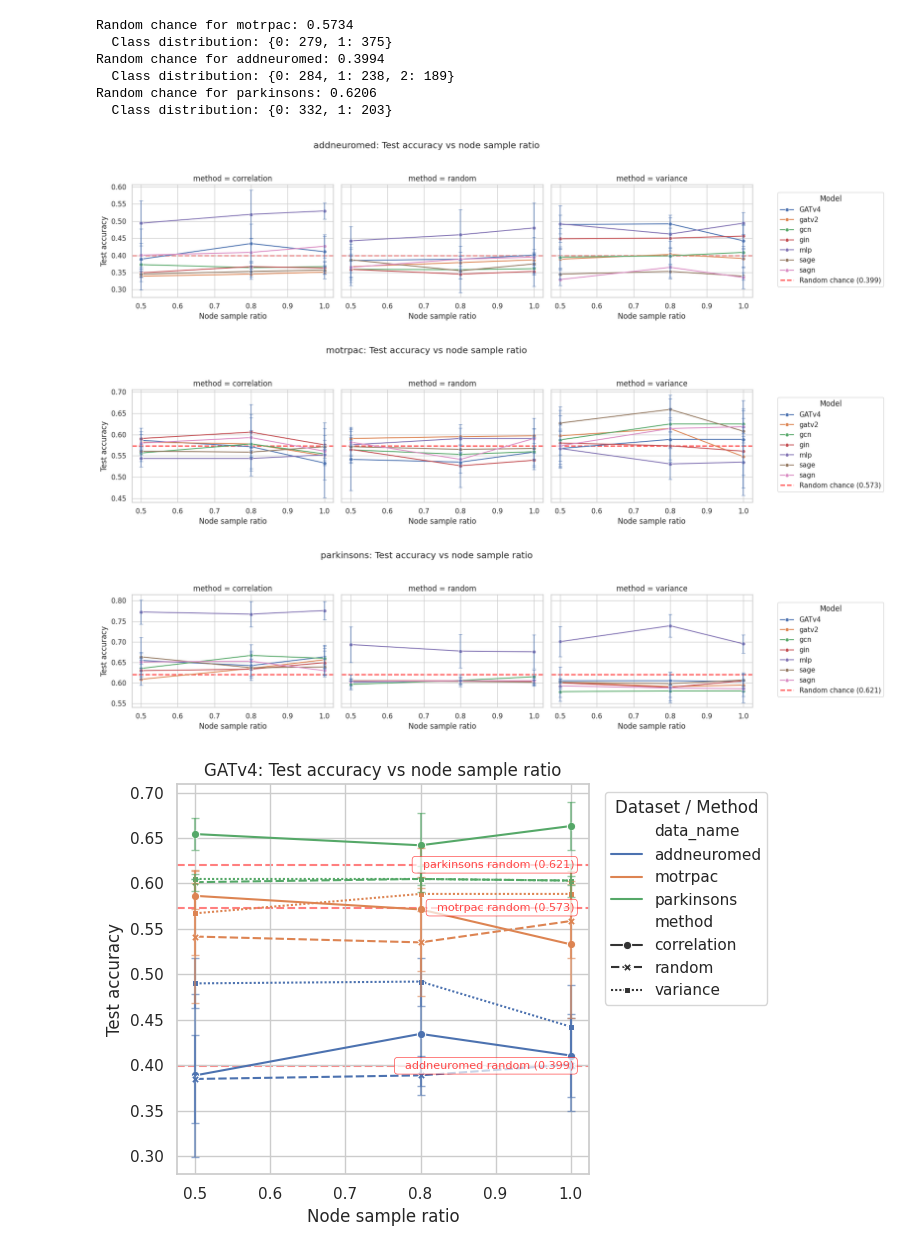
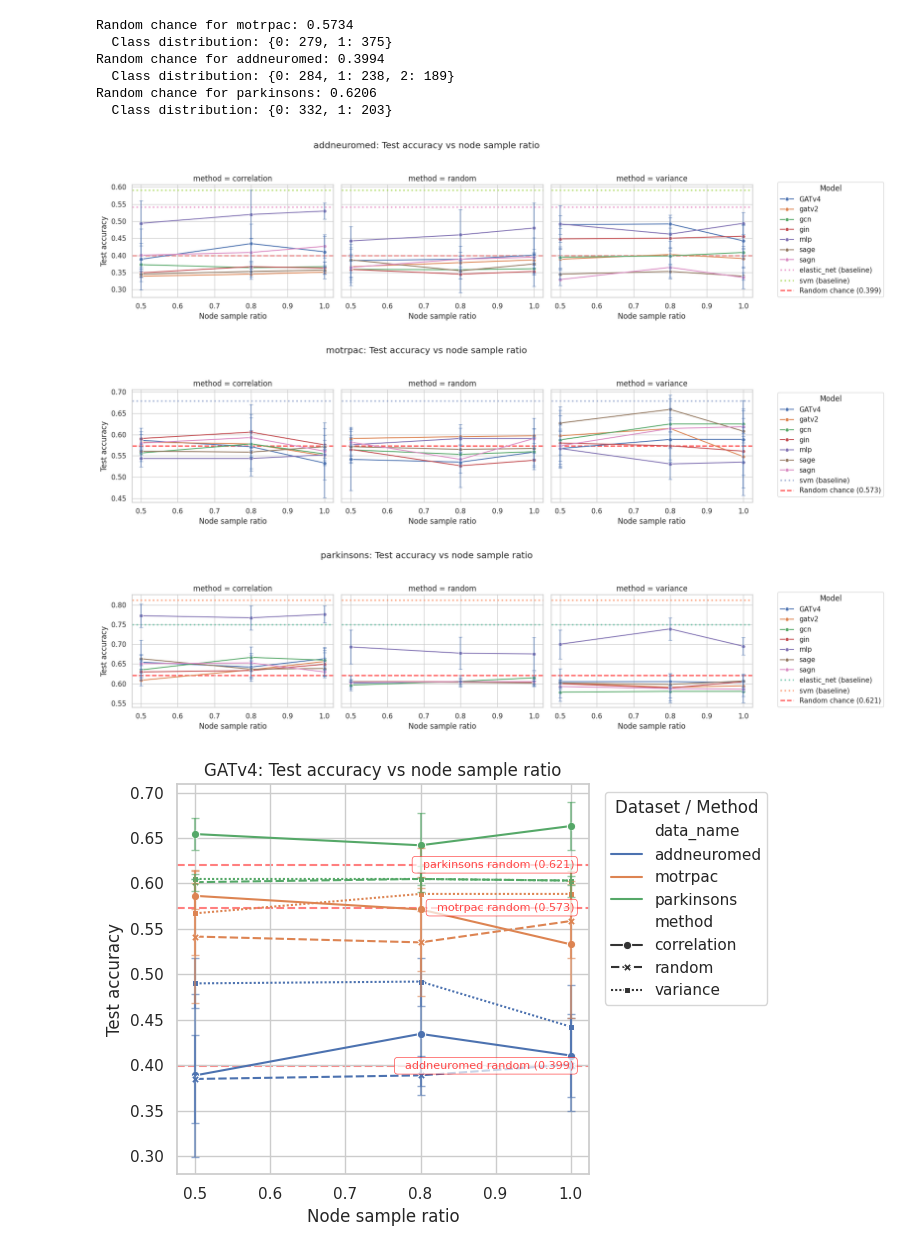
Before and after one commit to geometric-intelligence/ogbench, a Jupyter notebook: tutorials/final_results.ipynb, the cells around one changed output. Drawn from its saved outputs; the diff is of its cells as text; code cells hidden in the pictures.

```diff
--- a/tutorials/final_results.ipynb
+++ b/tutorials/final_results.ipynb
@@ -253,6 +250,30 @@ Random chance for parkinsons: 0.6206
   Class distribution: {0: 332, 1: 203}
 # %%
 methods = ["correlation", "random", "variance"]
+
+# Hardcoded baseline model accuracies
+baseline_models = {
+    "parkinsons": {
+        "baseline_elastic_net_parkinsons": 0.75,
+        "baseline_svm_parkinsons": 0.8125,
+    },
+    "motrpac": {
+        "baseline_svm_motrpac": 0.67939,
+    },
+    "addneuromed": {
+        "baseline_elastic_net_addneuromed": 0.54225,
+        "baseline_svm_addneuromed": 0.59155,
+    }
+}
+
+# Colors for baseline models
+baseline_colors = {
+    "baseline_elastic_net_parkinsons": sns.color_palette("Set2")[0],
+    "baseline_svm_parkinsons": sns.color_palette("Set2")[1],
+    "baseline_svm_motrpac": sns.color_palette("Set2")[2],
+    "baseline_elastic_net_addneuromed": sns.color_palette("Set2")[3],
+    "baseline_svm_addneuromed": sns.color_palette("Set2")[4],
+}
 
 for data_name in sorted(agg_df["data_name"].dropna().unique()):
     sub_data = agg_df[agg_df["data_name"] == data_name].copy()
@@ -264,6 +285,13 @@ for data_name in sorted(agg_df["data_name"].dropna().unique()):
 
     fig, axes = plt.subplots(1, 3, figsize=(15, 4), sharey=True)
     fig.suptitle(f"{data_name}: Test accuracy vs node sample ratio", y=1.05)
+
+    # Get x-axis range from the data (for baseline lines)
+    if not sub_data.empty:
+        x_min = sub_data["node_sample_ratio"].min()
+        x_max = sub_data["node_sample_ratio"].max()
+    else:
+        x_min, x_max = 0, 1
 
     for i, method in enumerate(methods):
         ax = axes[i]
@@ -296,6 +324,19 @@ for data_name in sorted(agg_df["data_name"].dropna().unique()):
                 capsize=3,
                 alpha=0.7,
             )
+
+        # Add baseline models as horizontal lines (they don't vary with node_sample_ratio)
+        if data_name in baseline_models:
+            for baseline_name, baseline_acc in baseline_models[data_name].items():
+                color = baseline_colors.get(baseline_name, "gray")
+                ax.axhline(
+                    y=baseline_acc,
+                    color=color,
+                    linestyle=":",
+                    linewidth=2.5,
+                    alpha=0.8,
+                    zorder=1,
+                )
 
         # Add random chance baseline (without label - we'll add it to legend manually)
         xlim = ax.get_xlim()
@@ -323,37 +364,47 @@ for data_name in sorted(agg_df["data_name"].dropna().unique()):
     # Remove legends from all axes first, then collect handles/labels from first axis
     for ax in axes:
         if ax.legend_:
             ax.legend_.remove()
 
     handles, labels = axes[0].get_legend_handles_labels()
 
     # Filter out any random chance lines that might have been included (shouldn't be, but just in case)
     filtered_handles = []
     filtered_labels = []
     for h, l in zip(handles, labels):
         # Skip if it looks like a random chance line (red dashed line)
         if hasattr(h, 'get_color') and hasattr(h, 'get_linestyle'):
             if h.get_color() == 'red' and h.get_linestyle() == '--':
                 continue
         filtered_handles.append(h)
         filtered_labels.append(l)
 
     handles, labels = filtered_handles, filtered_labels
 
+    # Add baseline models to legend
+    from matplotlib.lines import Line2D
+    if data_name in baseline_models:
+        for baseline_name, baseline_acc in baseline_models[data_name].items():
+            color = baseline_colors.get(baseline_name, "gray")
+            # Shorten baseline name for legend (remove "baseline_" prefix and dataset suffix)
+            display_name = baseline_name.replace("baseline_", "").replace(f"_{data_name}", "")
+            baseline_line = Line2D([0], [0], color=color, linestyle=":", linewidth=2.5, alpha=0.8)
+            handles.append(baseline_line)
+            labels.append(f"{display_name} (baseline)")
+
     # Add random chance baseline to legend (only once)
-    from matplotlib.lines import Line2D
     random_line = Line2D([0], [0], color="red", linestyle="--", linewidth=2, alpha=0.7)
     handles.append(random_line)
     labels.append(f"Random chance ({random_chance:.3f})")
 
     # Put single legend outside on the right
     fig.legend(handles, labels, title="Model", bbox_to_anchor=(1.02, 0.5), loc="center left")
     plt.tight_layout()
     plt.show()
 # %% [output]
-[figure, old version]
+[figure, new version]
-[figure, old version]
+[figure, new version]
-[figure, old version]
+[figure, new version]
 # %%
 # Make sure ordering is clean and reproducible
 dataset_order = ["addneuromed", "motrpac", "parkinsons"]
```
Also changed, not shown: parts of 3 cells of this notebook.
